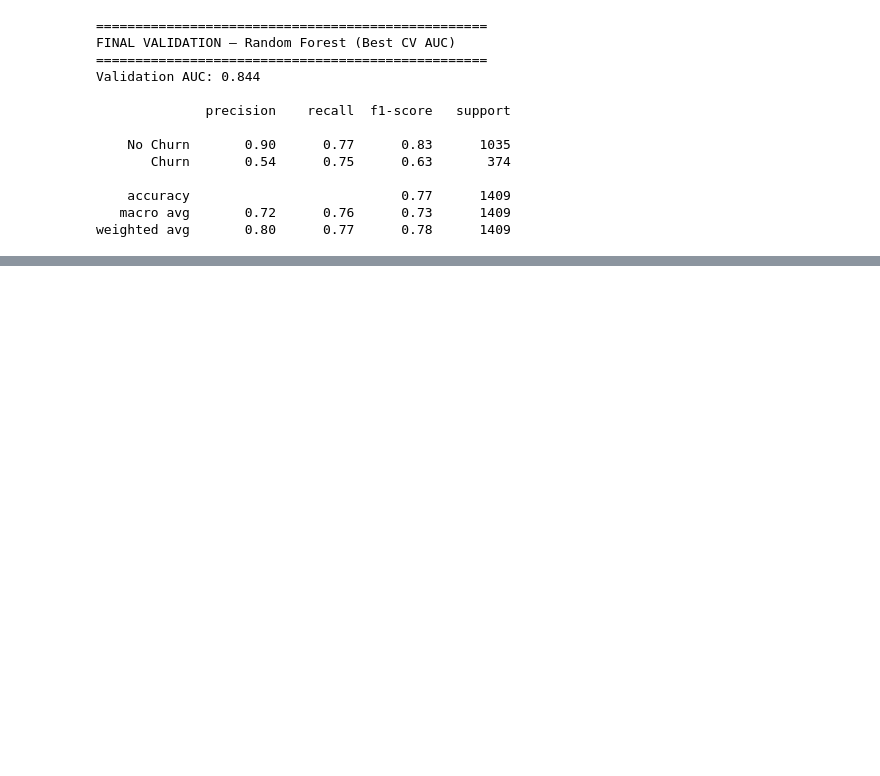
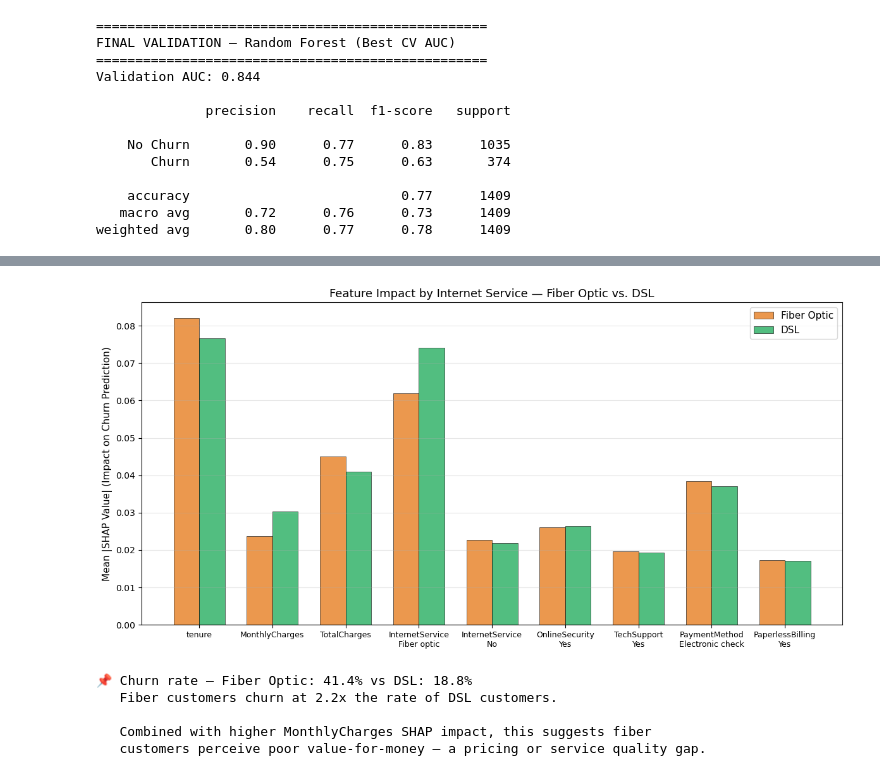
Before and after one commit to yingruma1999-hub/churn-prediction, a Jupyter notebook: churn prediction.ipynb, the cells around one changed output, grey strips where cells are left out. Saved outputs shown, nothing was run; the diff lists cells and outputs as text; code cells hidden in the pictures; blank space fills up the shorter version.

```diff
--- a/churn prediction.ipynb
+++ b/churn prediction.ipynb
@@ -793,0 +1069,40 @@ In a business context, the cost of losing a customer (~$500–$1000/year in recu
+# %%
+# ==============================
+# 7.3b Segment-Level SHAP Analysis: Internet Service Type
+# ==============================
+
+fiber_mask = X_test['InternetService_Fiber optic'] == 1
+dsl_mask = (X_test['InternetService_Fiber optic'] == 0) & (X_test['InternetService_No'] == 0)
+no_internet_mask = X_test['InternetService_No'] == 1
+
+fiber_shap = np.abs(shap_churn[fiber_mask.values][:, feat_indices]).mean(axis=0)
+dsl_shap = np.abs(shap_churn[dsl_mask.values][:, feat_indices]).mean(axis=0)
+
+fig, ax = plt.subplots(figsize=(12, 6))
+bars1 = ax.bar(x - width/2, fiber_shap, width, label='Fiber Optic', color='#e67e22', alpha=0.8, edgecolor='black', linewidth=0.5)
+bars2 = ax.bar(x + width/2, dsl_shap, width, label='DSL', color='#27ae60', alpha=0.8, edgecolor='black', linewidth=0.5)
+
+ax.set_ylabel('Mean |SHAP Value| (Impact on Churn Prediction)', fontsize=11)
+ax.set_title('Feature Impact by Internet Service — Fiber Optic vs. DSL', fontsize=13)
+ax.set_xticks(x)
+ax.set_xticklabels([f.replace('_', '\n') for f in top_features_list], fontsize=9, rotation=0)
+ax.legend(fontsize=11)
+ax.grid(axis='y', alpha=0.3)
+
+plt.tight_layout()
+plt.show()
+
+# Churn rates by service type
+fiber_churn = y_test[fiber_mask].mean()
+dsl_churn = y_test[dsl_mask].mean()
+print(f"📌 Churn rate — Fiber Optic: {fiber_churn:.1%} vs DSL: {dsl_churn:.1%}")
+print(f"   Fiber customers churn at {fiber_churn/dsl_churn:.1f}x the rate of DSL customers.")
+print(f"\n   Combined with higher MonthlyCharges SHAP impact, this suggests fiber")
+print(f"   customers perceive poor value-for-money — a pricing or service quality gap.")
+# %% [output]
+[figure, added]
+📌 Churn rate — Fiber Optic: 41.4% vs DSL: 18.8%
+   Fiber customers churn at 2.2x the rate of DSL customers.
+
+   Combined with higher MonthlyCharges SHAP impact, this suggests fiber
+   customers perceive poor value-for-money — a pricing or service quality gap.
```
Also changed, not shown: parts of 16 cells of this notebook, 2 other files.
